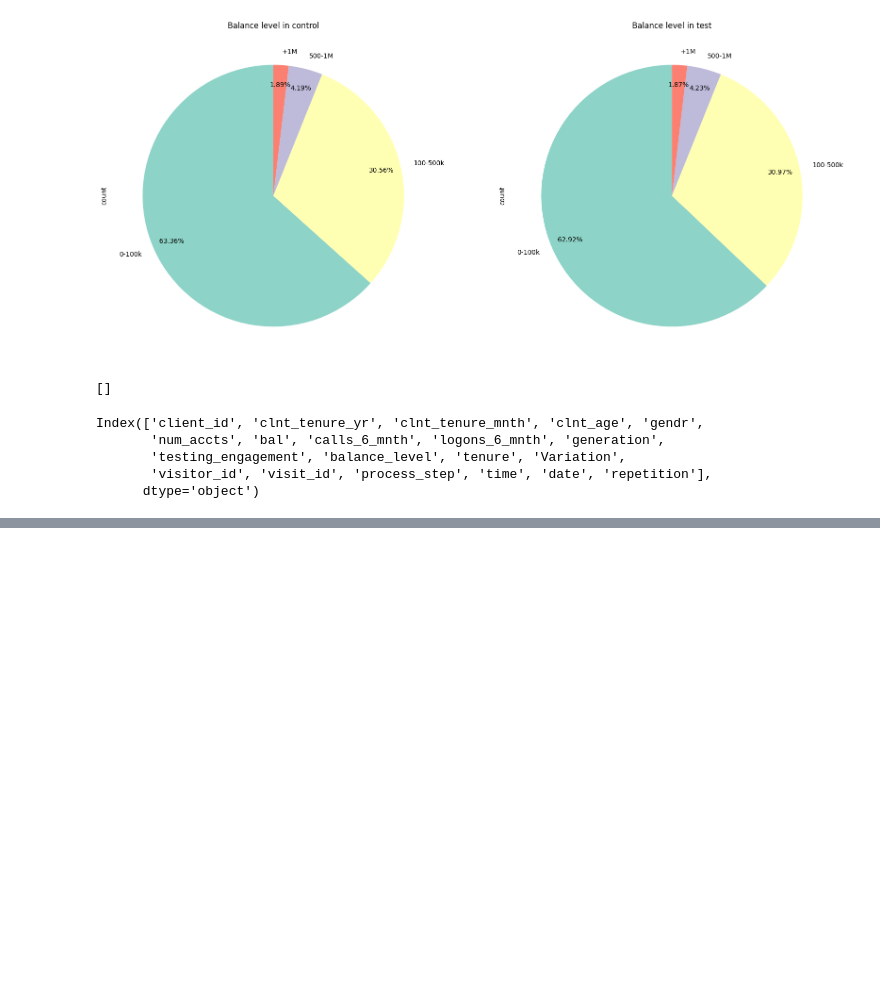
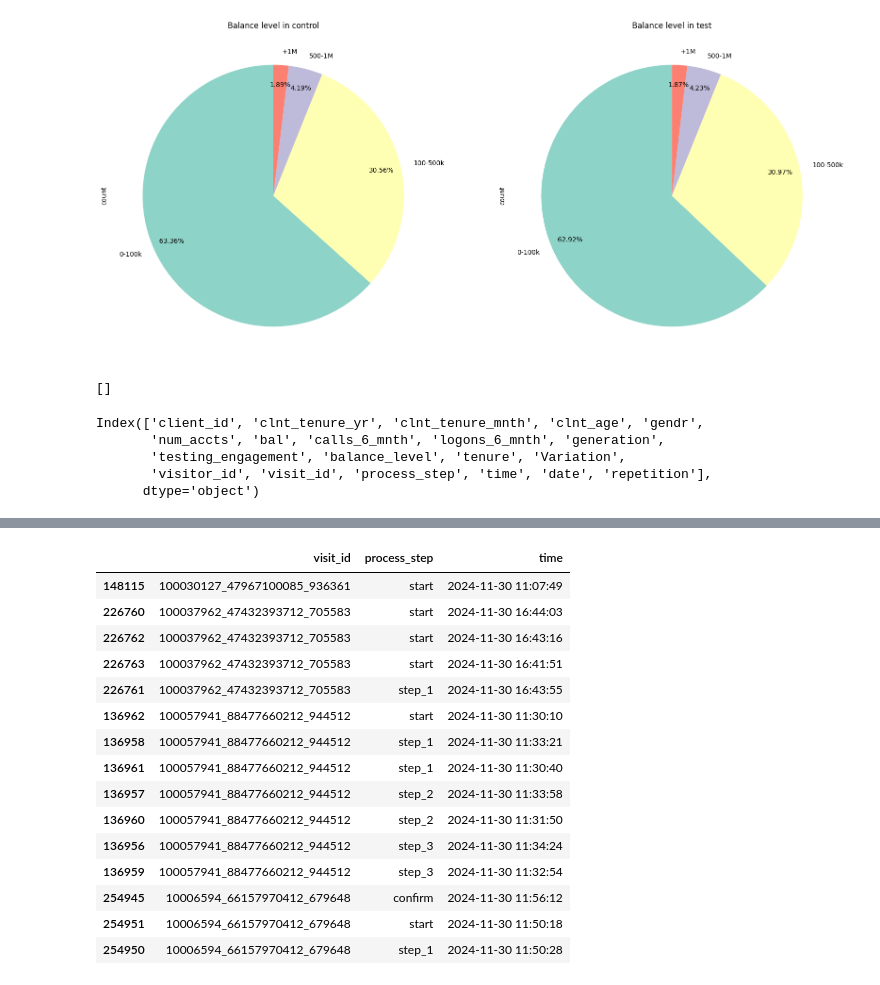
Before and after one commit to cemanzanoc/Project2, a Jupyter notebook: analysis.ipynb, the cells around one changed output, grey strips where cells are left out. Cells and saved outputs as stored; diff of their text form; code cells hidden in the pictures; blank space fills up the shorter version.

```diff
--- a/analysis.ipynb
+++ b/analysis.ipynb
@@ -244 +284,20 @@ Index(['client_id', 'clnt_tenure_yr', 'clnt_tenure_mnth', 'clnt_age', 'gendr',
+# %%
+df_control[['visit_id', 'process_step', 'time']].sort_values(by = ['visit_id', 'process_step']).head(15)
+# %% [output]
+|  | visit_id | process_step | time |
+| 148115 | 100030127_47967100085_936361 | start | 2024-11-30 11:07:49 |
+| 226760 | 100037962_47432393712_705583 | start | 2024-11-30 16:44:03 |
+| 226762 | 100037962_47432393712_705583 | start | 2024-11-30 16:43:16 |
+| 226763 | 100037962_47432393712_705583 | start | 2024-11-30 16:41:51 |
+| 226761 | 100037962_47432393712_705583 | step_1 | 2024-11-30 16:43:55 |
+| 136962 | 100057941_88477660212_944512 | start | 2024-11-30 11:30:10 |
+| 136958 | 100057941_88477660212_944512 | step_1 | 2024-11-30 11:33:21 |
+| 136961 | 100057941_88477660212_944512 | step_1 | 2024-11-30 11:30:40 |
+| 136957 | 100057941_88477660212_944512 | step_2 | 2024-11-30 11:33:58 |
+| 136960 | 100057941_88477660212_944512 | step_2 | 2024-11-30 11:31:50 |
+| 136956 | 100057941_88477660212_944512 | step_3 | 2024-11-30 11:34:24 |
+| 136959 | 100057941_88477660212_944512 | step_3 | 2024-11-30 11:32:54 |
+| 254945 | 10006594_66157970412_679648 | confirm | 2024-11-30 11:56:12 |
+| 254951 | 10006594_66157970412_679648 | start | 2024-11-30 11:50:18 |
+| 254950 | 10006594_66157970412_679648 | step_1 | 2024-11-30 11:50:28 |
 # %%
```
Also changed, not shown: parts of 12 cells of this notebook.
